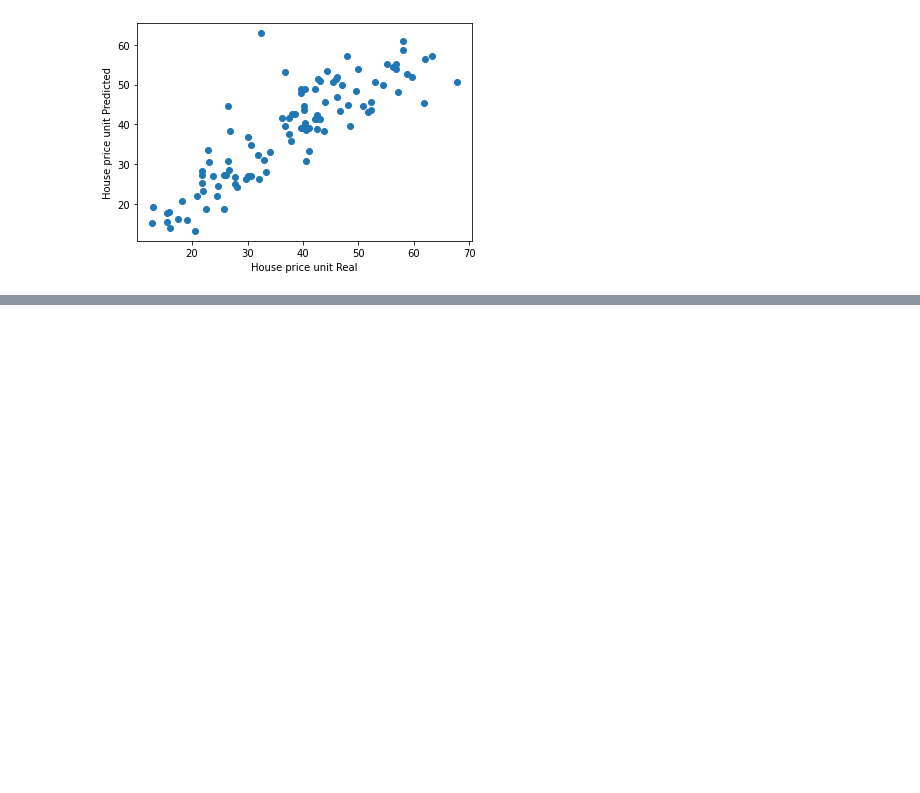
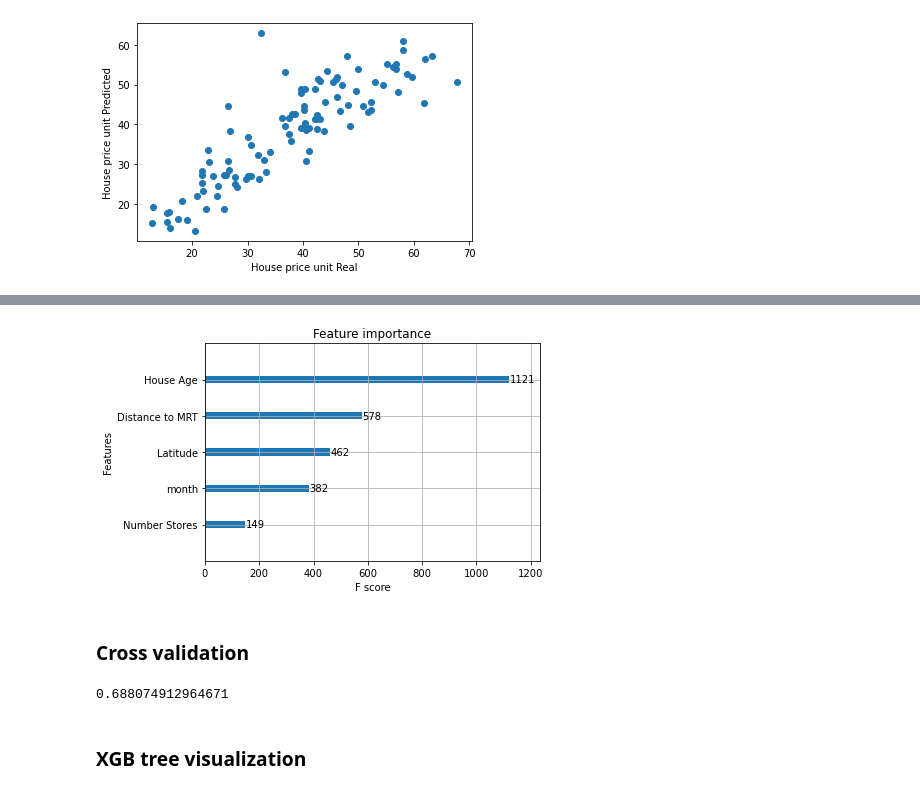
Before and after one commit to raulvalerio/supervised-learning-in-python, a Jupyter notebook: Easy XGBoost regression.ipynb, the cells around one changed output, grey strips where cells are left out. Saved outputs shown, nothing was run; the diff lists cells and outputs as text; code cells hidden in the pictures; blank space fills up the shorter version.

```diff
--- a/Easy XGBoost regression.ipynb
+++ b/Easy XGBoost regression.ipynb
@@ -406,0 +605,2 @@ exp_reg = setup(data, target='House Price Unit')
+# %%
+data= data.drop(['Longitude','day','year'], axis=1)  ## month has greater feature importance than year!
@@ -406,0 +613,11 @@ exp_reg = setup(data, target='House Price Unit')
+# %%
+X = data.drop('House Price Unit',axis=1)
+y = data['House Price Unit']
+# %%
+X_train,X_test, y_train, y_test = train_test_split(X,y,random_state =1)
+# %%
+from xgboost import XGBRegressor
+
+model = XGBRegressor(gpu_id=0)  ## gpu_id=-1 if not gpu
+
+model.fit(X_train, y_train)
@@ -406,0 +675,17 @@ exp_reg = setup(data, target='House Price Unit')
+# %%
+xgb.plot_importance(model, ax=plt.gca())
+plt.show()
+# %% [output]
+[figure, added]
+# %% [markdown]
+### Cross validation
+# %%
+from sklearn.model_selection import cross_val_score
+
+scores = cross_val_score(model, X_train, y_train, cv=5).mean()  ## Ya ejecutado en RFECV pero con mas variables (mean: 0.69)
+
+scores
+# %% [output]
+0.688074912964671
+# %% [markdown]
+### XGB tree visualization
```
Also changed, not shown: parts of 68 cells of this notebook.
